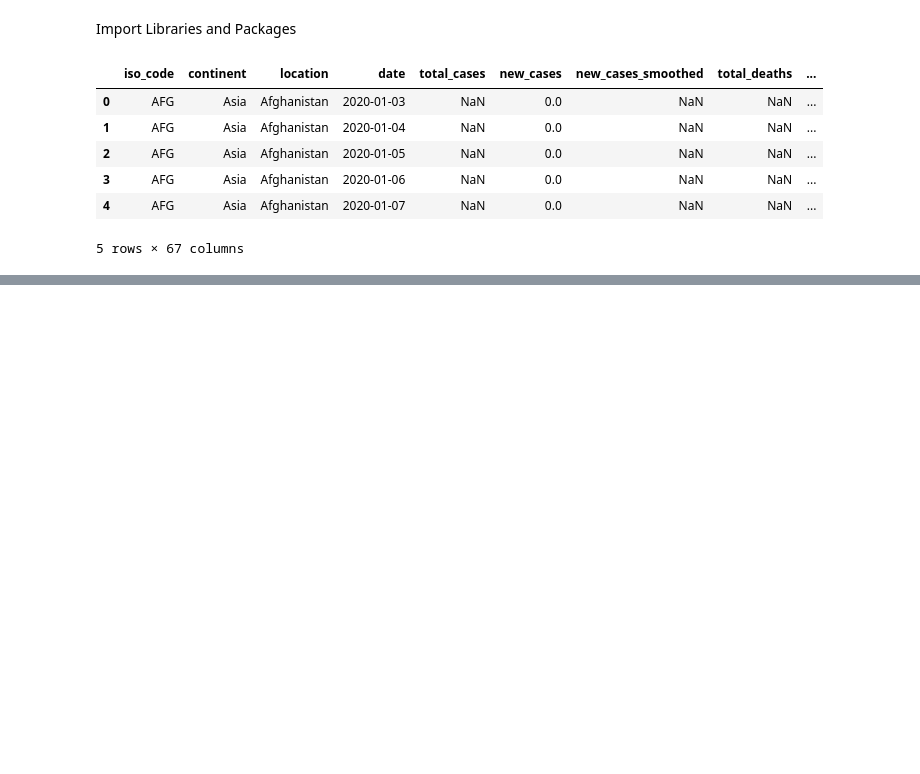
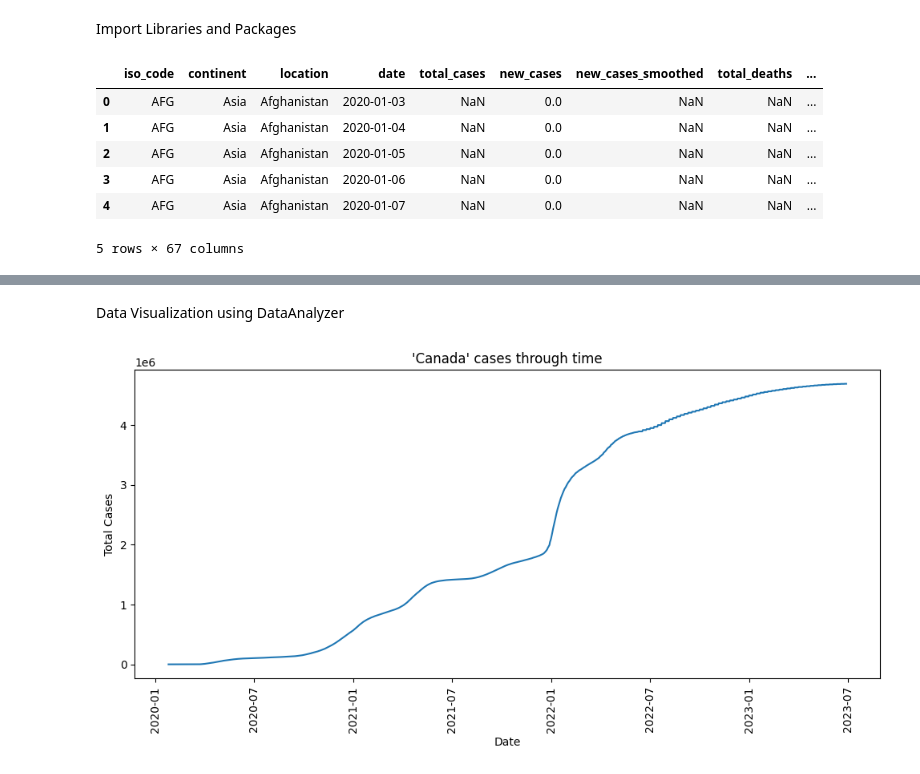
Before and after one commit to coss-fz/data-analysis_bi-project, a Jupyter notebook: processing_data/covid.ipynb, the cells around one changed output, grey strips where cells are left out. Drawn from its saved outputs; the diff is of its cells as text; code cells hidden in the pictures; blank space fills up the shorter version.

Commit message:
exploratory data analysis finished

```diff
--- a/processing_data/covid.ipynb
+++ b/processing_data/covid.ipynb
@@ -25,0 +98,6 @@ df_covid.head()
+# %% [markdown]
+Data Visualization using DataAnalyzer
+# %%
+class_instance.plot_covid_cases_by_country("Canada", figure_size=(12,5))
+# %% [output]
+[figure, added]
```
Also changed, not shown: parts of 6 cells of this notebook, 6 other files.
